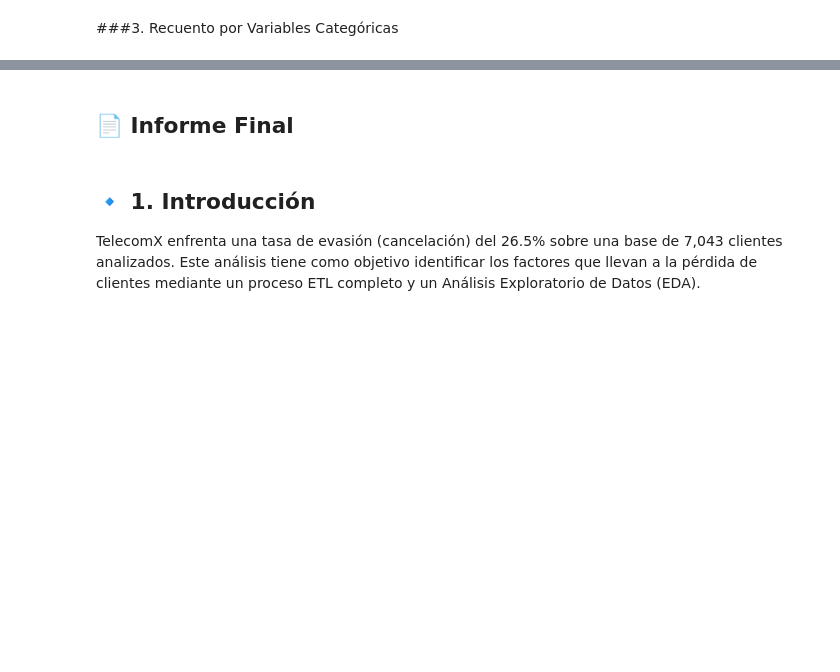
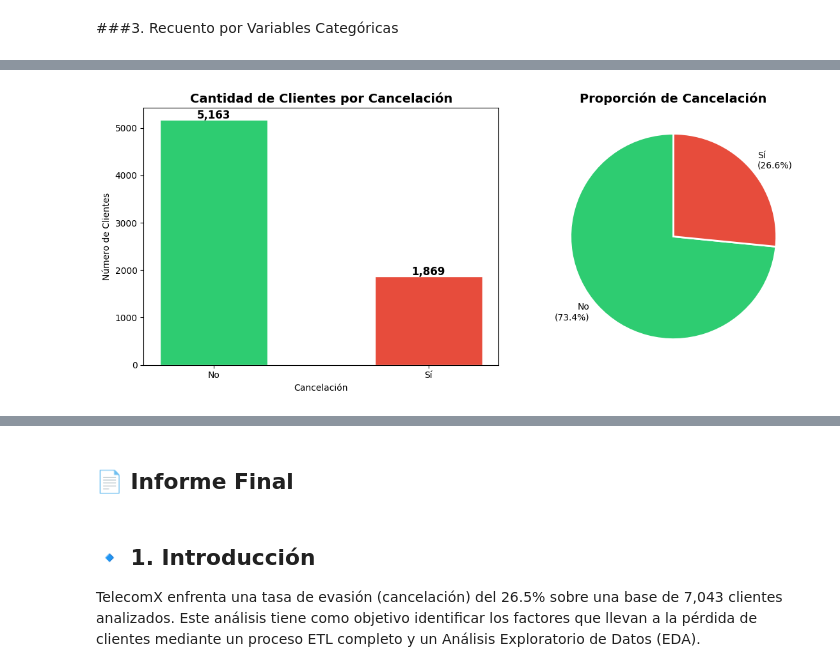
Before and after one commit to JeaLPaHu/telecomx-churn-analysis, a Jupyter notebook: TelecomX_LATAM.ipynb, the cells around one changed output, grey strips where cells are left out. Drawn from its saved outputs; the diff is of its cells as text; code cells hidden in the pictures; blank space fills up the shorter version.

```diff
--- a/TelecomX_LATAM.ipynb
+++ b/TelecomX_LATAM.ipynb
@@ -244,0 +190,31 @@ fig.show()
+# %%
+COLORS = {'No': '#2ecc71', 'Sí': '#e74c3c'}
+
+churn_counts = df['cancelacion'].value_counts()
+churn_pct    = df['cancelacion'].value_counts(normalize=True) * 100
+
+fig, axes = plt.subplots(1, 2, figsize=(12, 5))
+
+# Barras
+bars = axes[0].bar(churn_counts.index, churn_counts.values,
+                   color=[COLORS[c] for c in churn_counts.index],
+                   edgecolor='white', width=0.5)
+axes[0].set_title('Cantidad de Clientes por Cancelación', fontsize=14, fontweight='bold')
+axes[0].set_xlabel('Cancelación')
+axes[0].set_ylabel('Número de Clientes')
+for bar, val in zip(bars, churn_counts.values):
+    axes[0].text(bar.get_x() + bar.get_width()/2, bar.get_height() + 30,
+                 f'{val:,}', ha='center', fontsize=12, fontweight='bold')
+
+# Pie
+axes[1].pie(churn_pct.values,
+            labels=[f'{k}\n({v:.1f}%)' for k, v in zip(churn_pct.index, churn_pct.values)],
+            colors=[COLORS[c] for c in churn_pct.index],
+            startangle=90, wedgeprops={'edgecolor': 'white', 'linewidth': 2})
+axes[1].set_title('Proporción de Cancelación', fontsize=14, fontweight='bold')
+
+plt.tight_layout()
+fig.savefig('/content/churn_distribution.png', transparent=False, dpi=300, bbox_inches='tight')
+plt.show()
+# %% [output]
+[figure, added]
```
Also changed, not shown: parts of 9 cells of this notebook.
